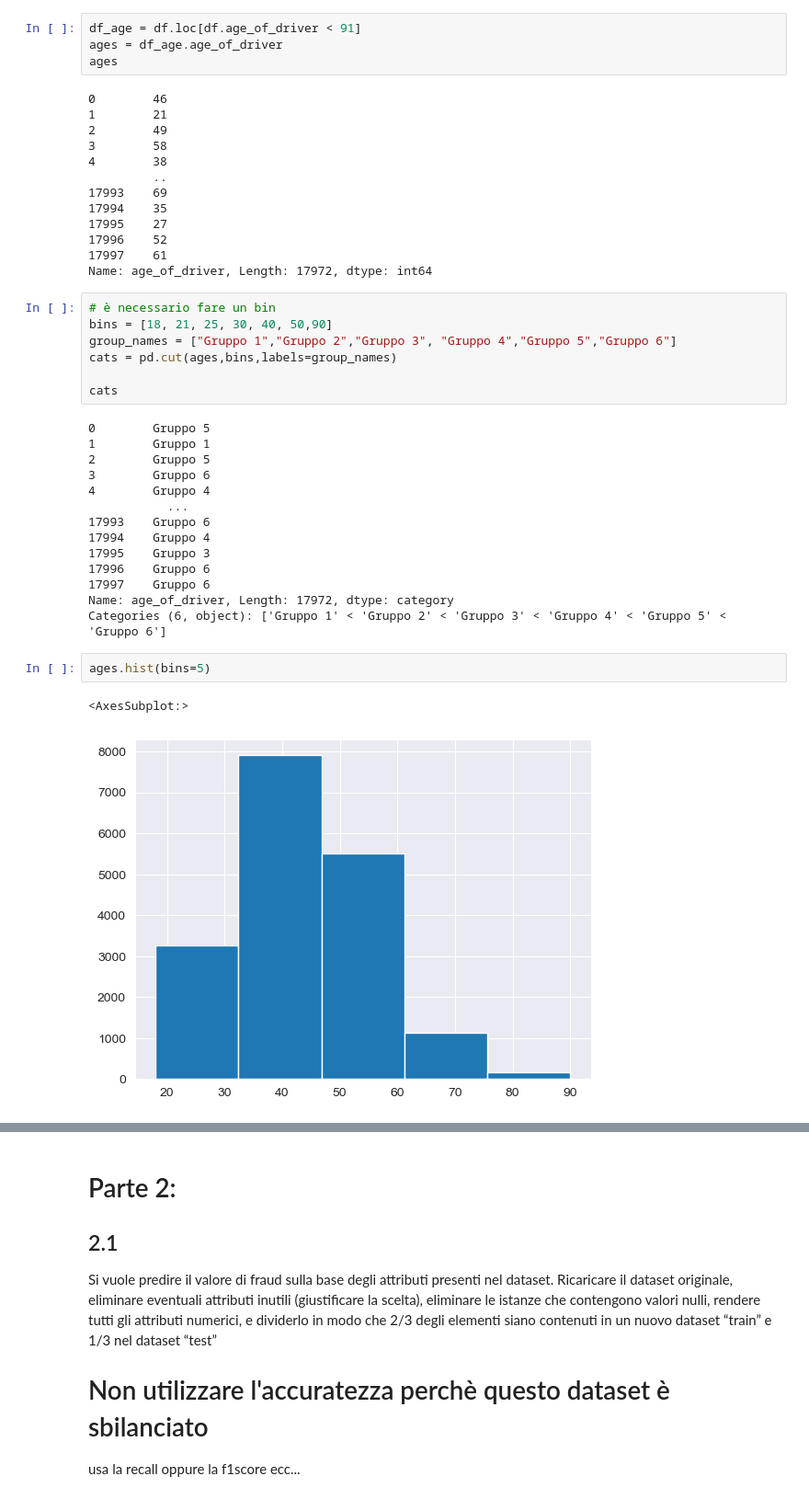
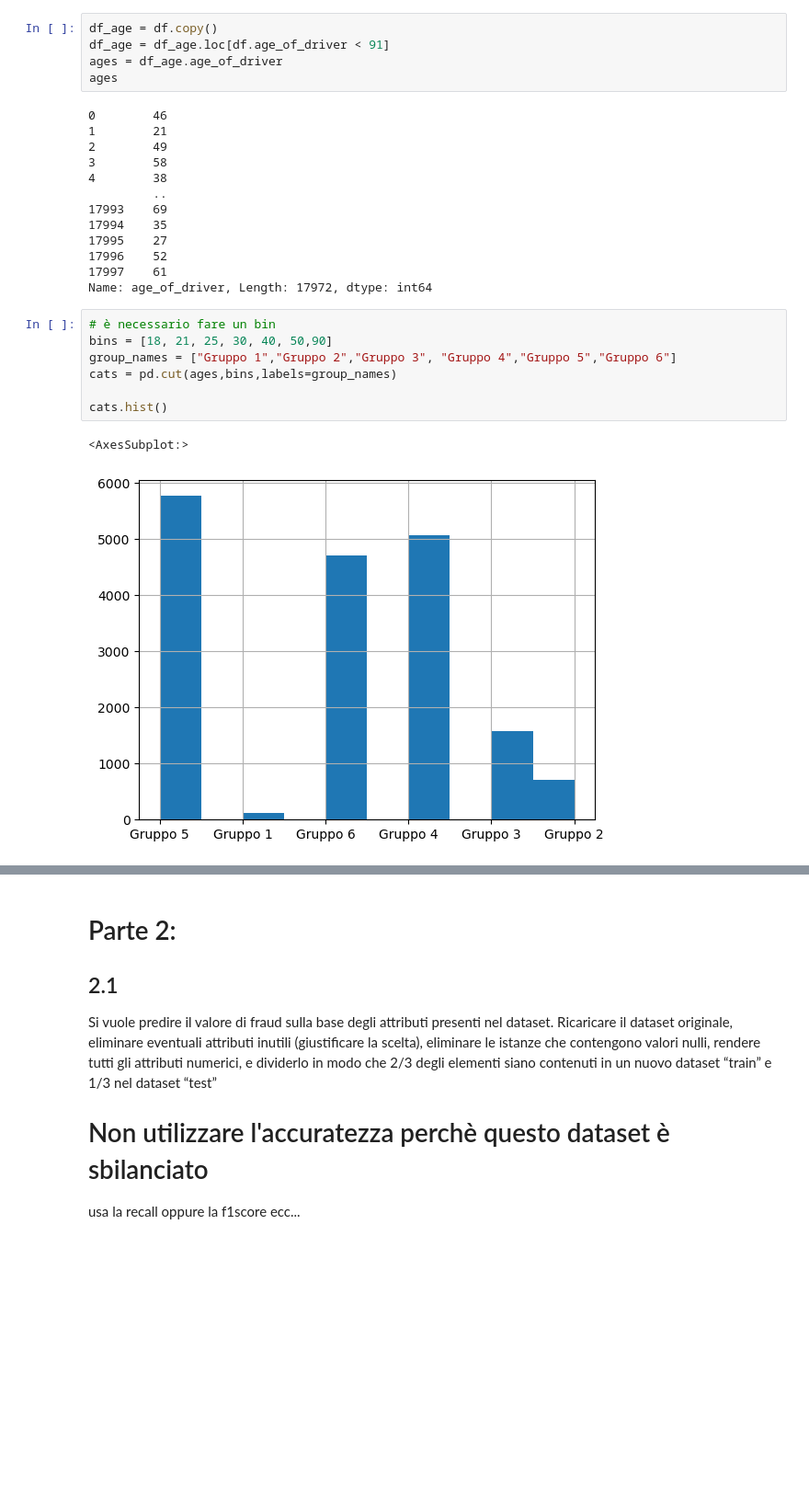
Before and after one commit to Rdm-Nico/BDTA, a Jupyter notebook: Esercitazioni/Esami/10_01_22.ipynb, the cells around one changed output, grey strips where cells are left out. Shown at 92% size. Cells and saved outputs as stored; diff of their text form; blank space fills up the shorter version.

```diff
--- a/Esercitazioni/Esami/10_01_22.ipynb
+++ b/Esercitazioni/Esami/10_01_22.ipynb
@@ -56,7 +82,8 @@ lunghezza di 1 :  2816
 ## 1.2
 Analizzare la variabile che indica l’età del guidatore, e considerare solo i guidatori con età inferiore a 91 anni. Rappresentare con un istogramma la distribuzione dei valori. Raggruppare poi le età in gruppi, in questo modo: gruppo1 18-21; gruppo 2 22-25; gruppo3 26-30; gruppo 4 41-40; gruppo 5 41-50; gruppo 6 51-90, visualizzare la distribuzione delle età nei gruppi e indicare la percentuale di frodi nel gruppo
 # %%
-df_age = df.loc[df.age_of_driver < 91]
+df_age = df.copy()
+df_age = df_age.loc[df.age_of_driver < 91]
 ages = df_age.age_of_driver
 ages
 # %% [output]
@@ -75,26 +102,10 @@ Name: age_of_driver, Length: 17972, dtype: int64
 # %%
 # è necessario fare un bin
 bins = [18, 21, 25, 30, 40, 50,90]
 group_names = ["Gruppo 1","Gruppo 2","Gruppo 3", "Gruppo 4","Gruppo 5","Gruppo 6"]
 cats = pd.cut(ages,bins,labels=group_names)
 
-cats
+cats.hist()
 # %% [output]
-0        Gruppo 5
-1        Gruppo 1
-2        Gruppo 5
-3        Gruppo 6
-4        Gruppo 4
-           ...
-17993    Gruppo 6
-17994    Gruppo 4
-17995    Gruppo 3
-17996    Gruppo 6
-17997    Gruppo 6
-Name: age_of_driver, Length: 17972, dtype: category
-Categories (6, object): ['Gruppo 1' < 'Gruppo 2' < 'Gruppo 3' < 'Gruppo 4' < 'Gruppo 5' < 'Gruppo 6']
+<AxesSubplot:>
+[figure, added]
-# %%
-ages.hist(bins=5)
-# %% [output]
-<AxesSubplot:>
-[figure, removed]
```
Also changed, not shown: parts of 13 cells of this notebook, 1 other file.
